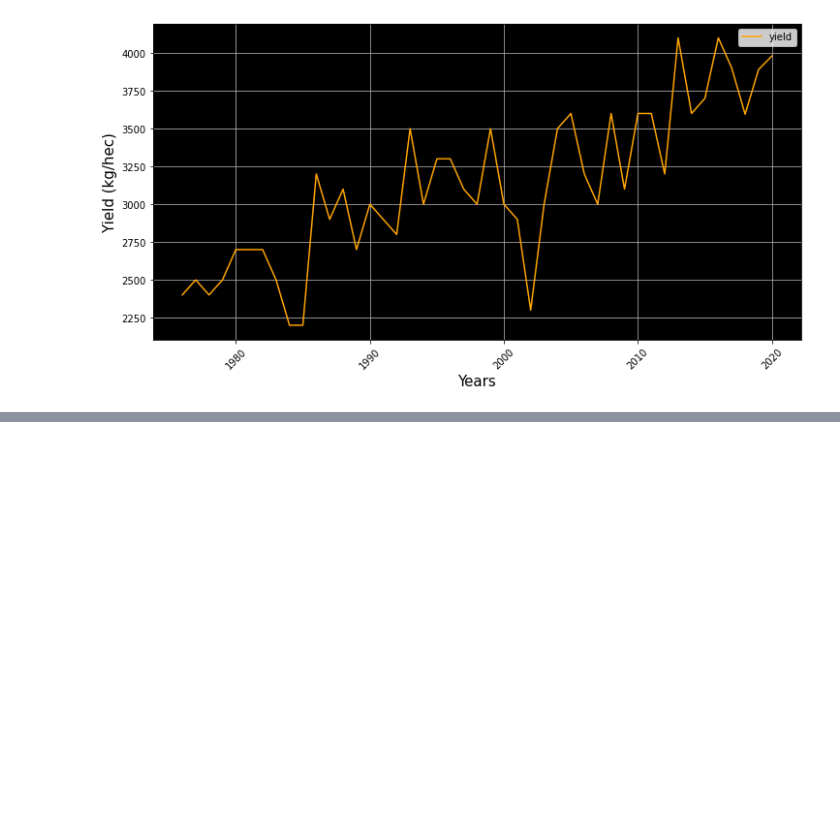
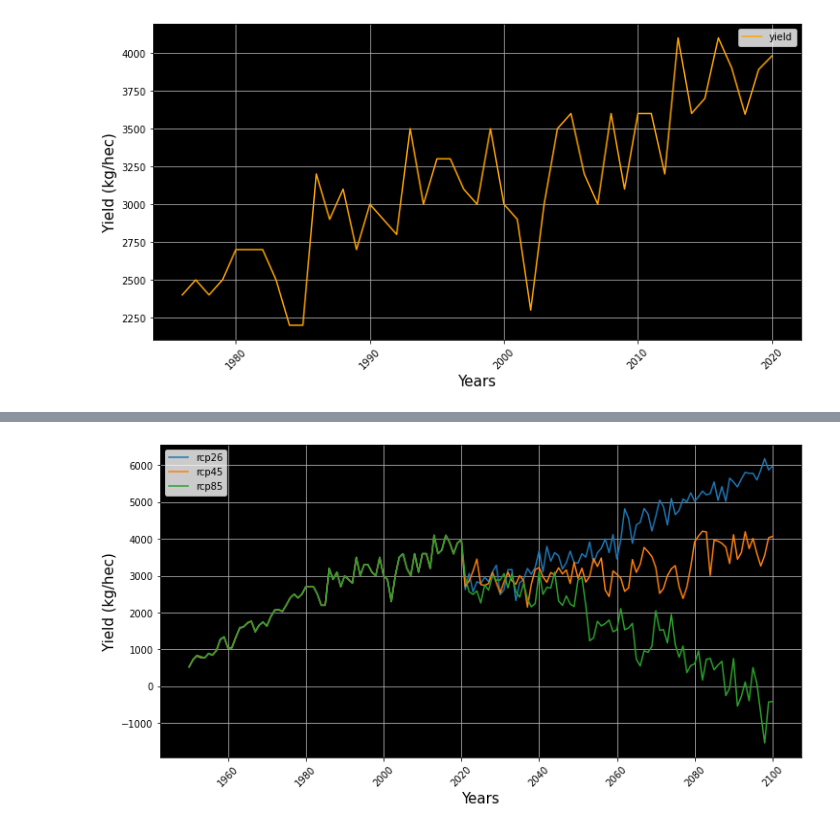
Before and after one commit to Edgar-Pacheco/TheoryMeshTeam10, a Jupyter notebook: yields/yields.ipynb, the cells around one changed output, grey strips where cells are left out. Cells and saved outputs as stored; diff of their text form; code cells hidden in the pictures; blank space fills up the shorter version.

```diff
--- a/yields/yields.ipynb
+++ b/yields/yields.ipynb
@@ -142,0 +198,18 @@ crops
+# %%
+K = pd.DataFrame()
+K.index = proj.index
+# %%
+K['rcp26'] = proj['yield']
+# %%
+K['rcp45'] = proj['yield']
+# %%
+K['rcp85'] = proj['yield']
+# %%
+fig, ax = plt.subplots()
+K.plot(kind='line',figsize=(12,6),rot=45,ax=ax,grid=True)
+plt.xlabel('Years',fontsize=15)
+plt.ylabel('Yield (kg/hec)',fontsize=15)
+#plt.suptitle('Consecutive Frost Free Days in Alberta',fontsize=20)
+ax.set_facecolor('black')
+# %% [output]
+[figure, added]
```
Also changed, not shown: parts of 15 cells of this notebook, 6 other files.
